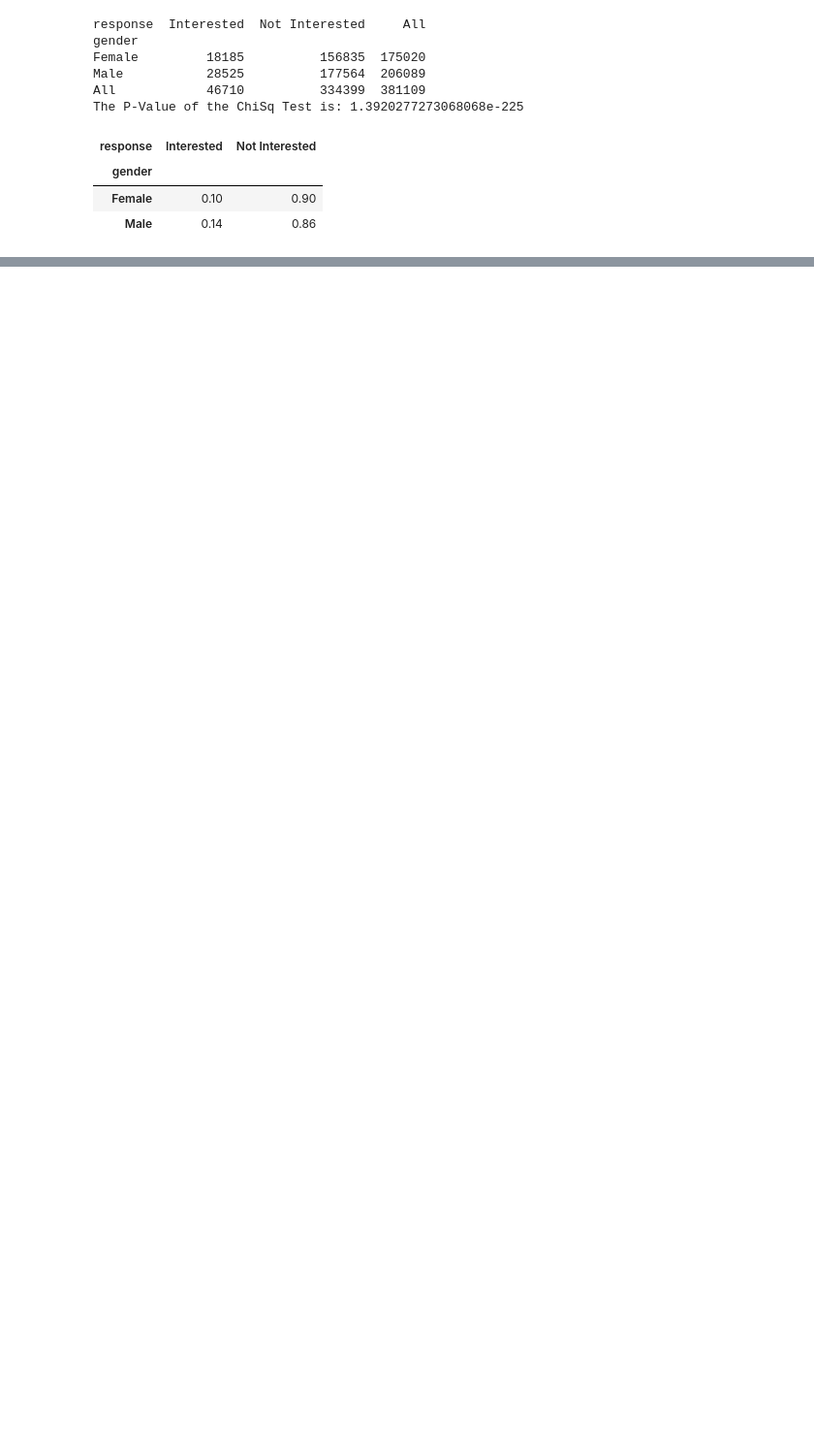
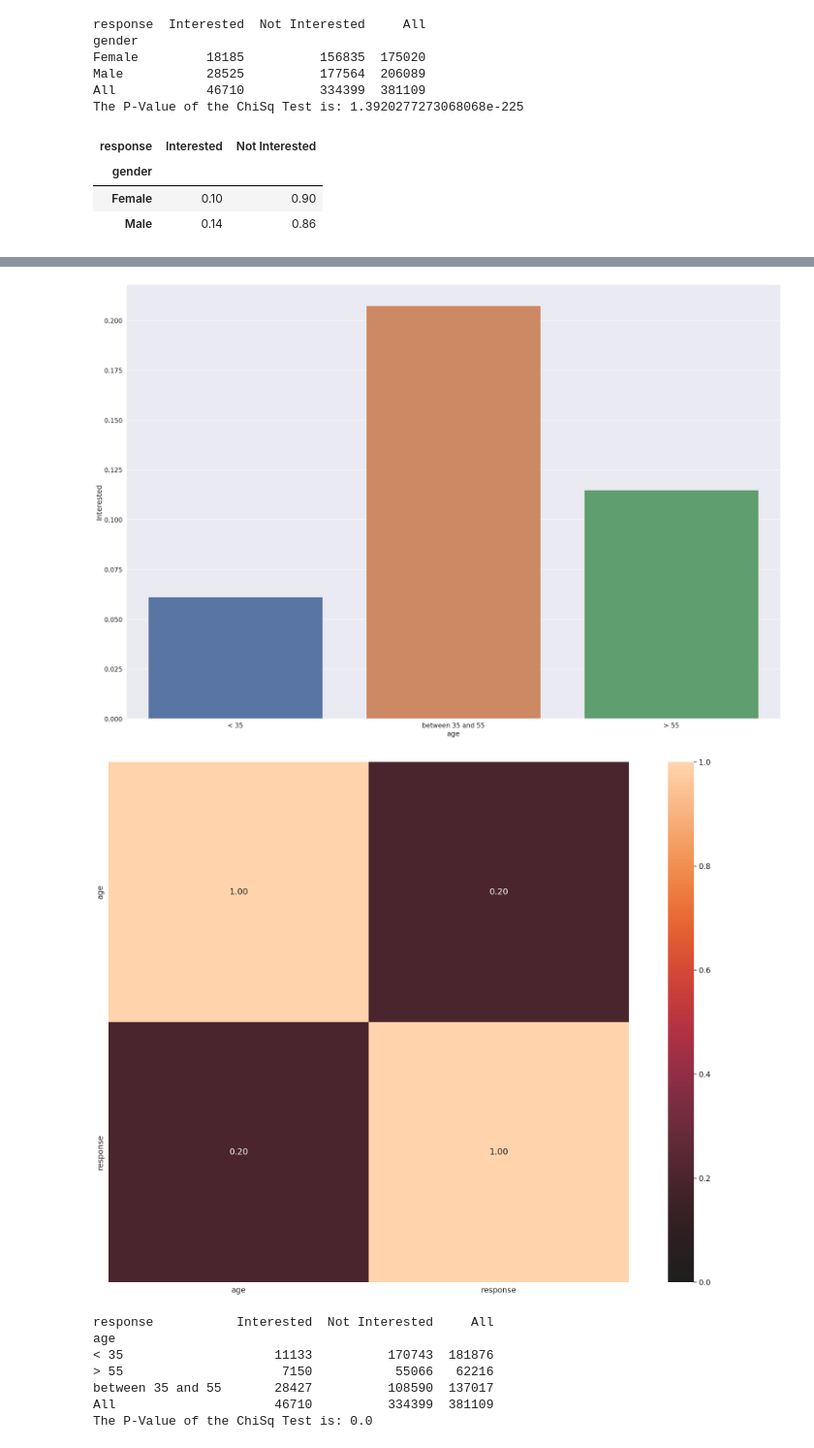
Before and after one commit to danillobarroscordeiro/insurance_cross-sell, a Jupyter notebook: notebooks/insurance_all_cross-sell.ipynb, the cells around one changed output, grey strips where cells are left out. Shown at 97% size. Saved outputs shown, nothing was run; the diff lists cells and outputs as text; code cells hidden in the pictures; blank space fills up the shorter version.

```diff
--- a/notebooks/insurance_all_cross-sell.ipynb
+++ b/notebooks/insurance_all_cross-sell.ipynb
@@ -306,0 +297,19 @@ The P-Value of the ChiSq Test is: 1.3920277273068068e-225
+# %%
+df3_aux1 = pd.crosstab(index=df3['age'], columns=df3['response'], normalize='index' )
+df3_aux2 = pd.crosstab(index=df3['age'], columns=df3['response'],margins=True)
+chisquared_test = chi2_contingency(df3_aux2)
+sns.barplot(y='Interested',x='age', data=df3_aux1.reset_index() [ ['age','Interested'] ], order=['< 35', 'between 35 and 55', '> 55'] );
+nominal.associations(df3[['age','response'] ] )
+print(df3_aux2)
+print('The P-Value of the ChiSq Test is:', chisquared_test[1])
+df3_aux1
+# %% [output]
+[figure, added]
+[figure, added]
+response           Interested  Not Interested     All
+age
+< 35                    11133          170743  181876
+> 55                     7150           55066   62216
+between 35 and 55       28427          108590  137017
+All                     46710          334399  381109
+The P-Value of the ChiSq Test is: 0.0
```
Also changed, not shown: parts of 30 cells of this notebook.
